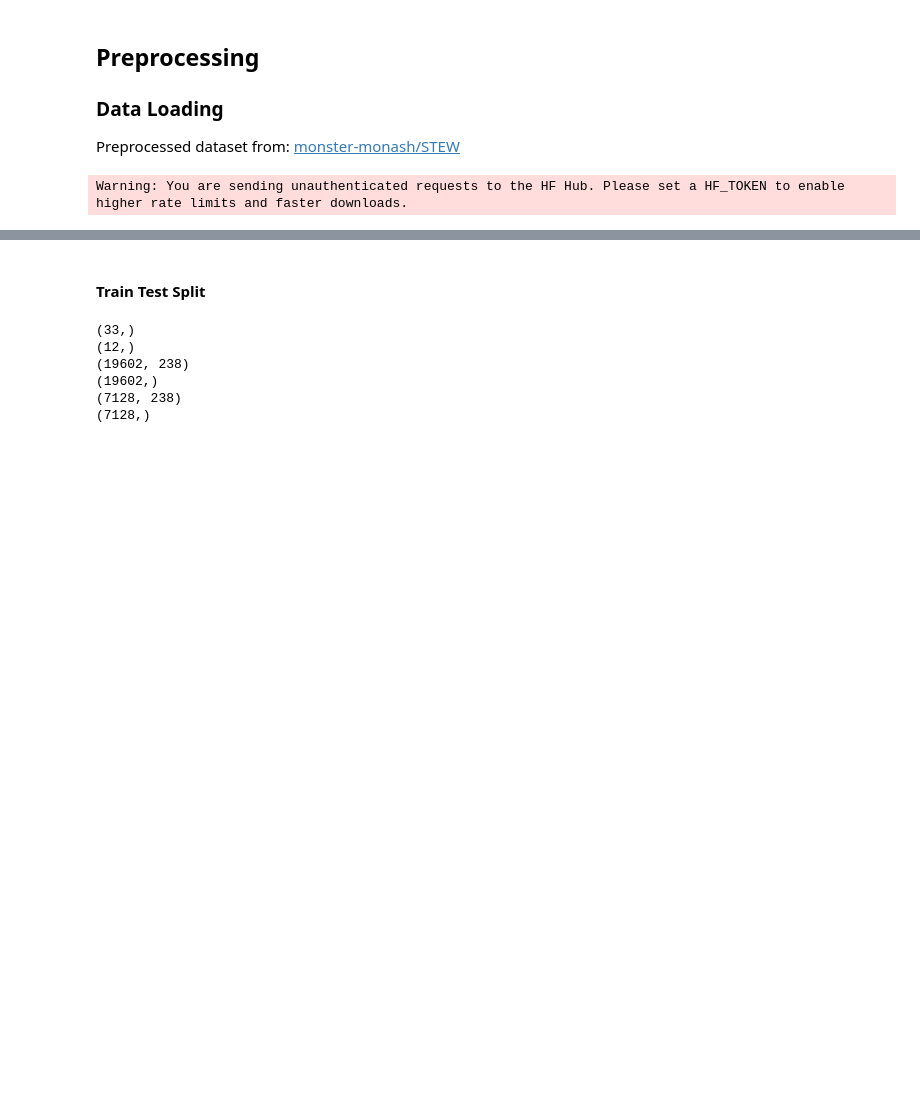
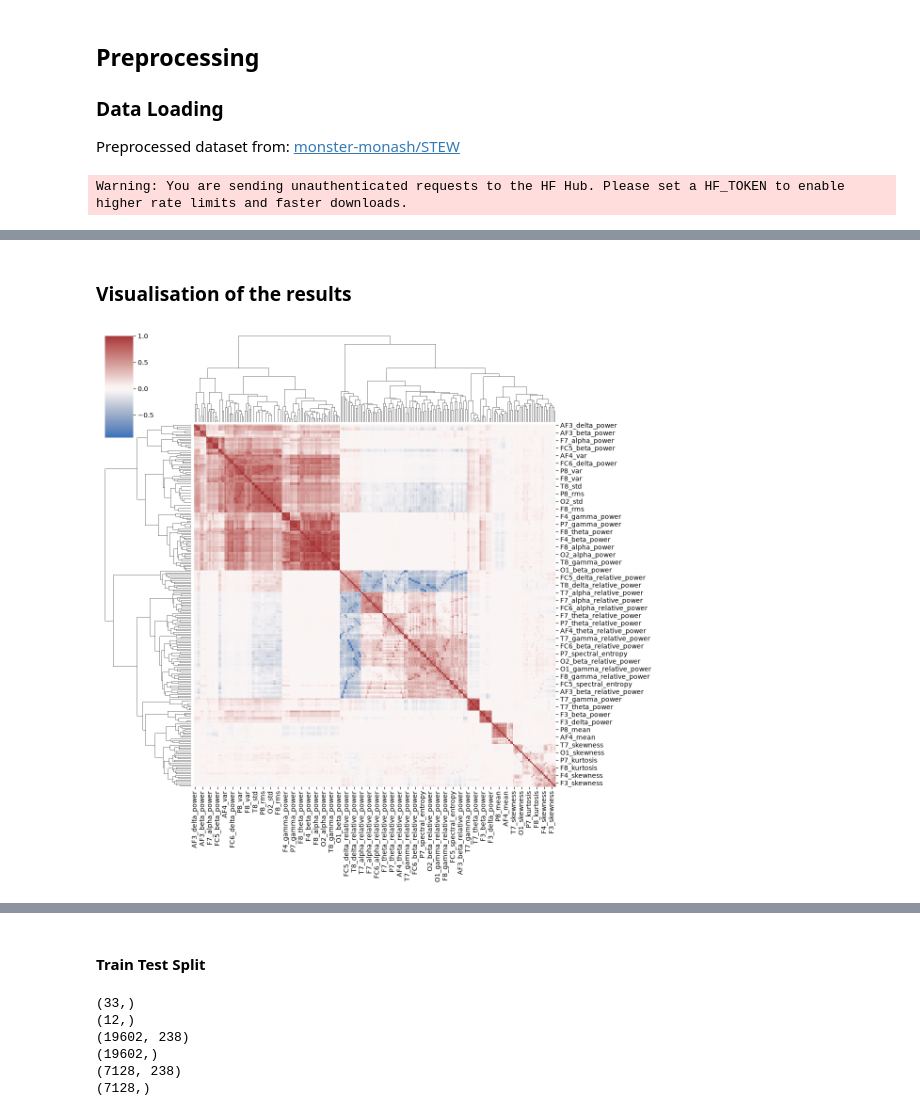
Before and after one commit to pax-projects/homl-paris-saclay, a Jupyter notebook: preprocessing.ipynb, the cells around one changed output, grey strips where cells are left out. Saved outputs shown, nothing was run; the diff lists cells and outputs as text; code cells hidden in the pictures; blank space fills up the shorter version.

```diff
--- a/preprocessing.ipynb
+++ b/preprocessing.ipynb
@@ -238,35 +131,0 @@ plt.show()
-# %%
-plt.figure(figsize=(10, 5))
-
-channel_idx = EEG_CHANNELS.index("AF4")
-
-for label in np.unique(Y):
-    indices = np.flatnonzero(Y == label)
-
-    # Average PSD across windows in this class
-    psd_list = []
-
-    for idx in indices:
-        signal = np.asarray(X[idx, channel_idx, :], dtype=float)
-
-        freqs, psd = welch(
-            signal,
-            fs=SAMPLING_FREQUENCY,
-            nperseg=128,
-            noverlap=64
-        )
-
-        psd_list.append(psd)
-
-    mean_psd = np.mean(psd_list, axis=0)
-
-    plt.plot(freqs, mean_psd, label=f"Label {label}")
-
-plt.xlim(0, 45)
-plt.xlabel("Frequency (Hz)")
-plt.ylabel("Mean PSD (signal units²/Hz)")
-plt.title("Mean PSD by workload class — channel F3")
-plt.legend()
-plt.grid(True, alpha=0.3)
-plt.tight_layout()
-plt.show()
@@ -436,0 +484,12 @@ We want to analyze the impact of PCA and ANOVA on different SVM models like RBF
+# %% [markdown]
+### Visualisation of the results
+# %%
+sns.clustermap(
+    X_.corr(),
+    cmap="vlag",
+    center=0,
+    figsize=(12, 12)
+)
+plt.show()
+# %% [output]
+[figure, added]
```
Also changed, not shown: parts of 53 cells of this notebook, 1 other file.
